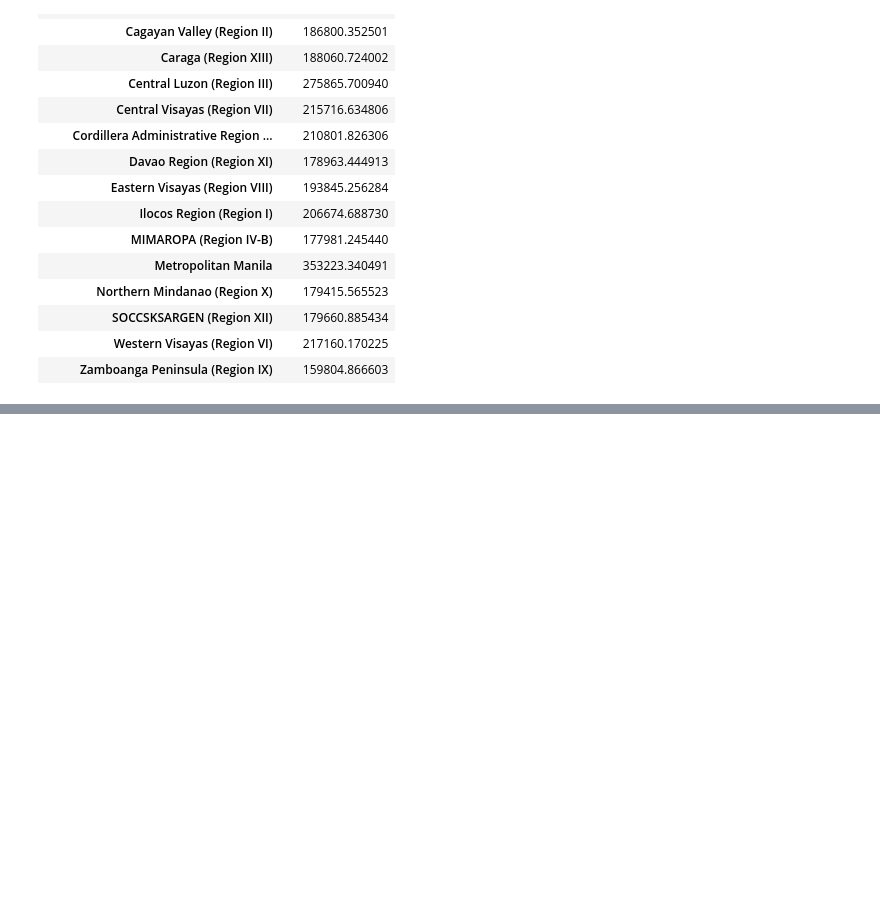
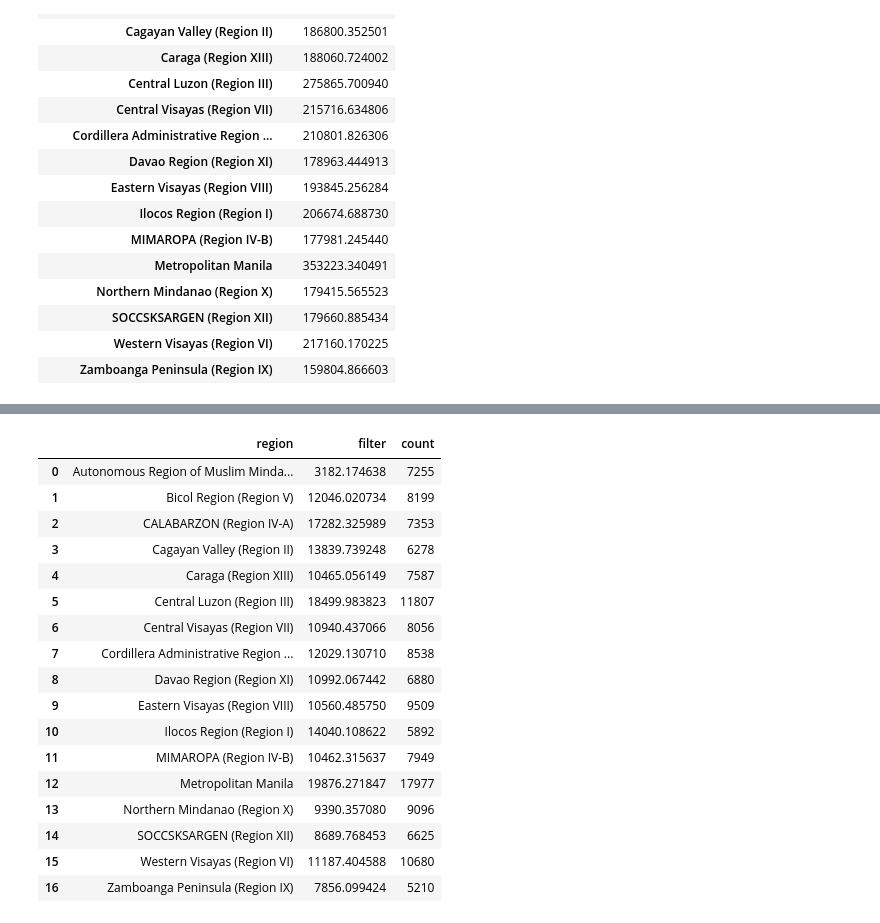
Before and after one commit to Secade/DATA101-FIES2018-DSWD, a Jupyter notebook: FIES2018 EDA.ipynb, the cells around one changed output, grey strips where cells are left out. Cells and saved outputs as stored; diff of their text form; code cells hidden in the pictures; blank space fills up the shorter version.

```diff
--- a/FIES2018 EDA.ipynb
+++ b/FIES2018 EDA.ipynb
@@ -510,3 +534,37 @@ pd.DataFrame(dff)
+# %%
+df_actual=main_db[['Region Name',"Meat"]]
+
+df_actual.columns = ['region', 'filter']
+
+df_true = df_actual.groupby('region').mean().reset_index()
+
+df_group_count = main_db[['Region Name']]
+df_group_count = df_group_count.groupby('Region Name').size().reset_index()
+
+df_group_count.columns = ['region', 'count']
+
+test = pd.merge(df_true,df_group_count)
+
+test
+# %% [output]
+|  | region | filter | count |
+| 0 | Autonomous Region of Muslim Minda... | 3182.174638 | 7255 |
+| 1 | Bicol Region (Region V) | 12046.020734 | 8199 |
+| 2 | CALABARZON (Region IV-A) | 17282.325989 | 7353 |
+| 3 | Cagayan Valley (Region II) | 13839.739248 | 6278 |
+| 4 | Caraga (Region XIII) | 10465.056149 | 7587 |
+| 5 | Central Luzon (Region III) | 18499.983823 | 11807 |
+| 6 | Central Visayas (Region VII) | 10940.437066 | 8056 |
+| 7 | Cordillera Administrative Region ... | 12029.130710 | 8538 |
+| 8 | Davao Region (Region XI) | 10992.067442 | 6880 |
+| 9 | Eastern Visayas (Region VIII) | 10560.485750 | 9509 |
+| 10 | Ilocos Region (Region I) | 14040.108622 | 5892 |
+| 11 | MIMAROPA (Region IV-B) | 10462.315637 | 7949 |
+| 12 | Metropolitan Manila | 19876.271847 | 17977 |
+| 13 | Northern Mindanao (Region X) | 9390.357080 | 9096 |
+| 14 | SOCCSKSARGEN (Region XII) | 8689.768453 | 6625 |
+| 15 | Western Visayas (Region VI) | 11187.404588 | 10680 |
+| 16 | Zamboanga Peninsula (Region IX) | 7856.099424 | 5210 |
 # %%
 ph_provinces = gpd.read_file(r'gadm36_PHL/gadm36_PHL_1.shp')
 ph_regions = gpd.read_file(r'gadm36_PHL/Regions.shp')
```
Also changed, not shown: parts of 11 cells of this notebook, 2 other files.
